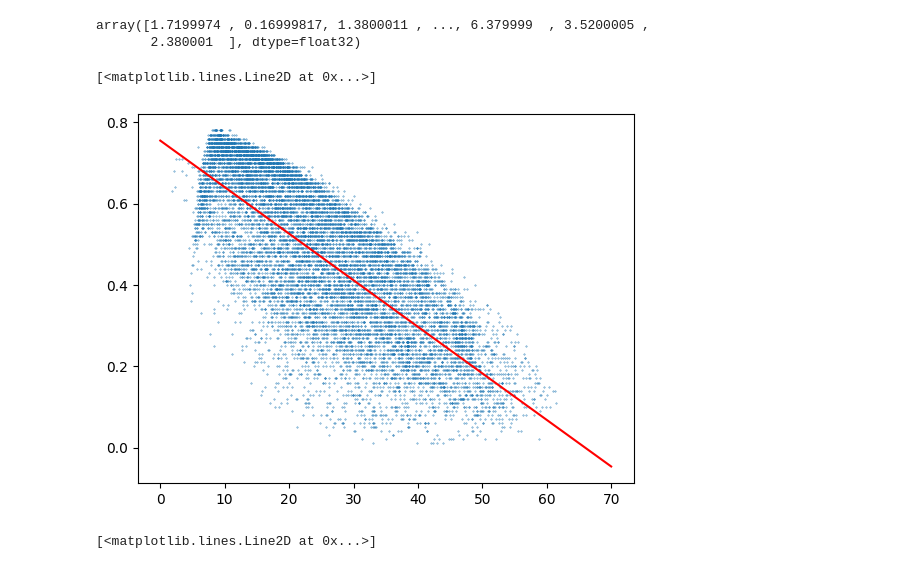
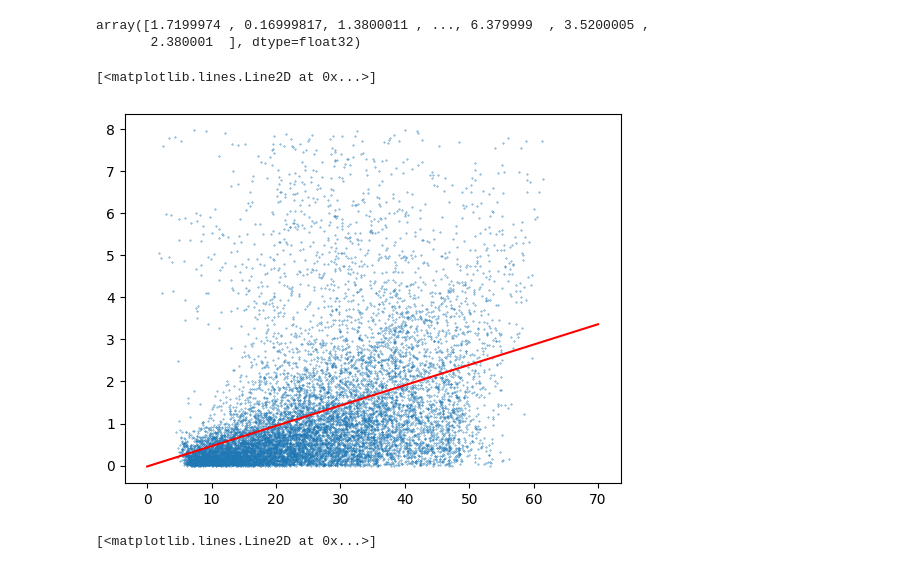
Before and after one commit to romantic-black/DID-M3D, a Jupyter notebook: notebooks/eval.ipynb, the cells around one changed output. Drawn from its saved outputs; the diff is of its cells as text; code cells hidden in the pictures.

```diff
--- a/notebooks/eval.ipynb
+++ b/notebooks/eval.ipynb
@@ -63,7 +63,7 @@ def eval_from_scrach(gt_dir, det_dir):
     # ...}
     return all_det, all_gt
 # %%
-eval_dir = "/home/a/DID-M3D/tmp_test/aug-mdga-loss-1/checkpoint_epoch_150/"
+eval_dir = "/home/a/DID-M3D/tmp_test/aug-flip-loss/checkpoint_epoch_150/"
 # %%
 import pickle
 with open(os.path.join(eval_dir, "all_det.pkl"), "rb") as f:
@@ -86,7 +86,7 @@ with open(os.path.join(eval_dir, "all_gt.pkl"), "wb") as f:
 # %% [output]
 FileNotFoundError: [Errno 2] No such file or directory: '/home/a/DID-M3D/tmp_test/aug-mdga-loss-1/checkpoint_epoch_150/data'
 # %%
-MAX_DIS = 8
+MAX_DIS = 3
 match_list = []
 for dt, gt in zip(all_det, all_gt):
     pair = []
@@ -145,15 +145,15 @@ array([1.7199974 , 0.16999817, 1.3800011 , ..., 6.379999  , 3.5200005 ,
 # %%
 from matplotlib import pyplot as plt
 from sklearn.linear_model import LinearRegression
 
 model = LinearRegression()
-model.fit(gt_depth.reshape(-1,1), score)
+model.fit(gt_depth.reshape(-1,1), np.abs(gt_depth - dt_depth))
 line_x = np.linspace(0, 70, 100)
 line_y = model.predict(line_x[:, np.newaxis])
 
-plt.scatter(gt_depth, score, s=0.1)
+plt.scatter(gt_depth, np.abs(gt_depth - dt_depth), s=0.1)
 plt.plot(line_x, line_y, color='red', label='Line of Best Fit')
 # %% [output]
 [<matplotlib.lines.Line2D at 0x...>]
-[figure, old version]
+[figure, new version]
 # %%
```
Also changed, not shown: parts of 1 cell of this notebook, 2 other files.
